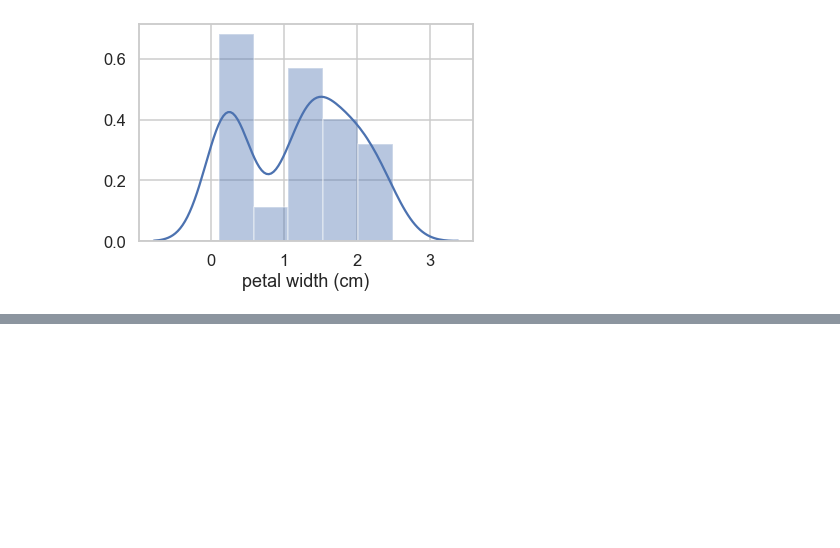
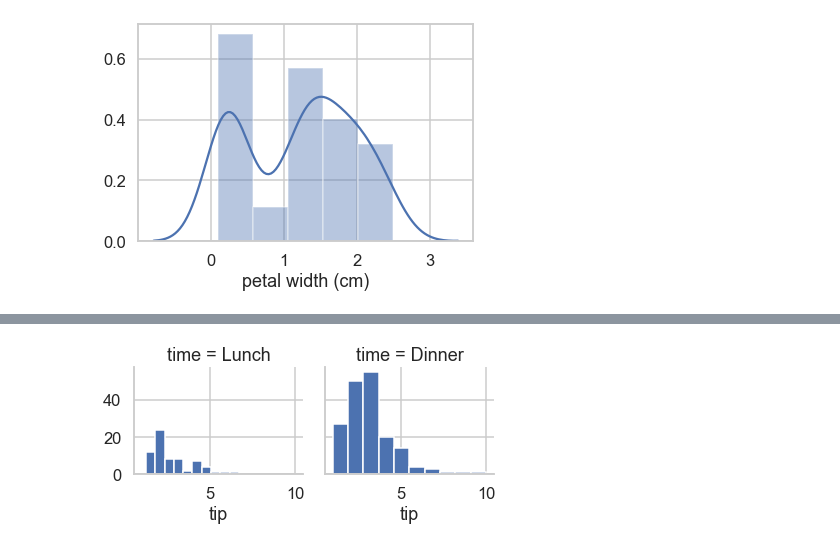
Before and after one commit to gzzzzy/ipynb-file, a Jupyter notebook: seaborn practice.ipynb, the cells around one changed output, grey strips where cells are left out. Drawn from its saved outputs; the diff is of its cells as text; code cells hidden in the pictures; blank space fills up the shorter version.

```diff
--- a/seaborn practice.ipynb
+++ b/seaborn practice.ipynb
@@ -163,3 +163,5 @@ sns.distplot(c['petal width (cm)'])
 # %% [output]
 <matplotlib.axes._subplots.AxesSubplot at 0x...>
 [figure]
+# %%
+tips = sns.load_dataset("tips")
@@ -165,0 +196,6 @@ sns.distplot(c['petal width (cm)'])
+# %%
+g=sns.FacetGrid(tips,col='time')
+g.map(plt.hist,'tip')
+plt.savefig('data.png')
+# %% [output]
+[figure, added]
```
Also changed, not shown: parts of 6 cells of this notebook, 19 other files.
